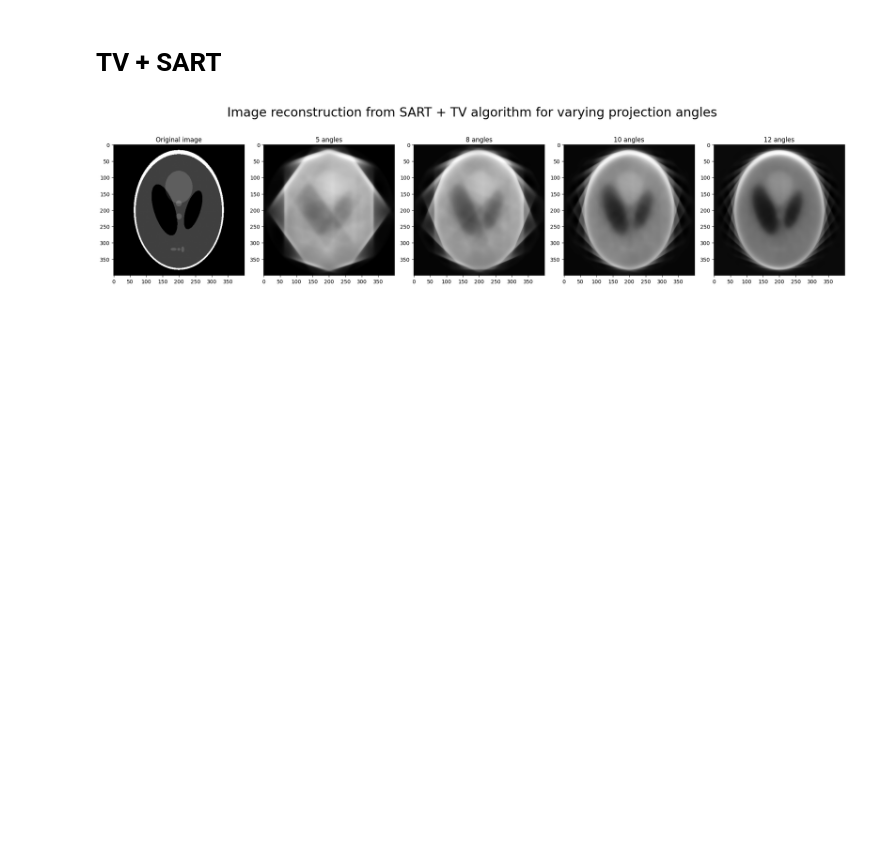
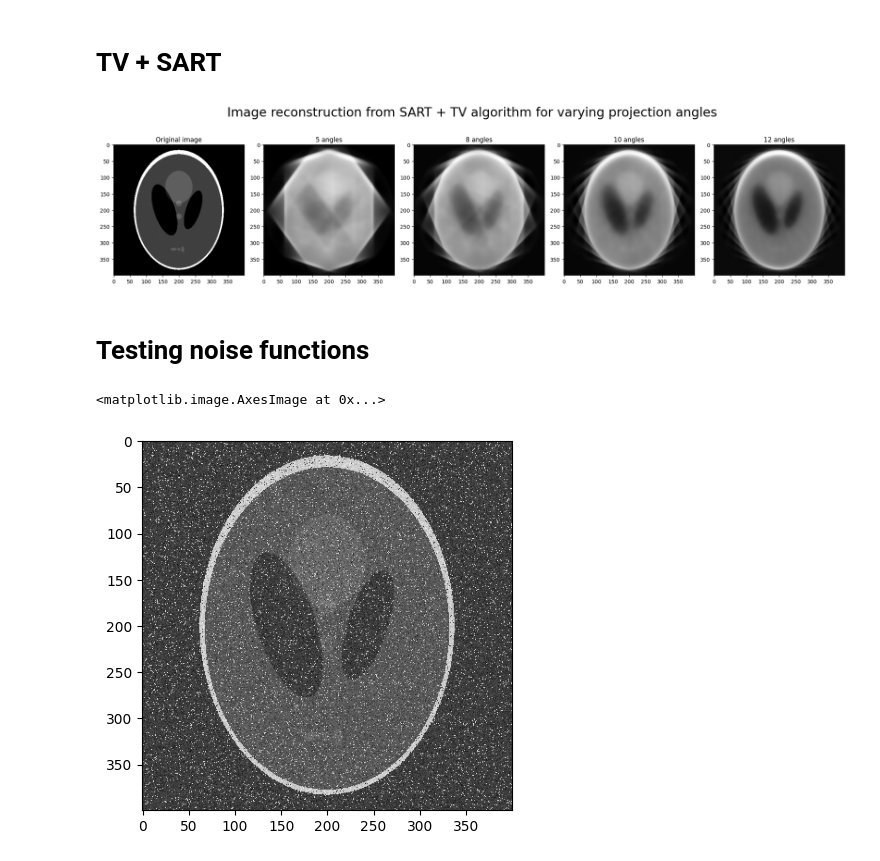
Before and after one commit to msmith693/tomography, a Jupyter notebook: sart_tv_reconstruction.ipynb, the cells around one changed output. Cells and saved outputs as stored; diff of their text form; code cells hidden in the pictures; blank space fills up the shorter version.

Commit message:
Add noise functions

```diff
--- a/sart_tv_reconstruction.ipynb
+++ b/sart_tv_reconstruction.ipynb
@@ -216,3 +216,48 @@ fig.tight_layout()
 plt.show()
 # %% [output]
 [figure]
+# %% [markdown]
+# Testing noise functions
+# %%
+image = shepp_logan_phantom()
+# from skimage import io
+# image = io.imread('images/cells.tif')[30,:,:]
+def add_salt_pepper(image, prob):
+    """
+    Adds salt and pepper noise to image, with probability of pixel being affected equal to prob.
+    Typical values for probability parameter are around 0.05.
+    This changes random pixel value to 255 and 0 for salt and pepper noise repsectively.
+    Leaves original image unmodified.
+    """
+    copy = image.copy()
+    rand_array = np.random.rand(image.shape[0], image.shape[1])
+    max_intensity = np.max(image)
+    min_intensity = np.min(image)
+
+    #set salt and pepper to max and min intensity vals of image as absolute maximum intensity vals (0, 1) look very unnatural
+    copy[rand_array<prob] = min_intensity
+    copy[rand_array>(1-prob)] = max_intensity
+
+    return copy
+
+def add_gaussian_noise(image, mu=0.0, sigma=0.1):
+    """
+    Adds Gaussian noise to image, with mu and sigma.
+
+    Modifying mu will shift the noise to more high or low intensity noise.
+
+    Modifying sigma affects amount of intensity variation in noise.
+    """
+    copy = image.copy()
+    gaussian_noise_array = np.random.normal(
+        mu, sigma, size=(image.shape[0], image.shape[1])
+    )
+    copy += gaussian_noise_array
+
+    return copy
+
+noise_image = add_salt_pepper(add_gaussian_noise(image), 0.05)
+plt.imshow(noise_image, cmap='grey')
+# %% [output]
+<matplotlib.image.AxesImage at 0x...>
+[figure, added]
```
Also changed, not shown: parts of 1 cell of this notebook.
